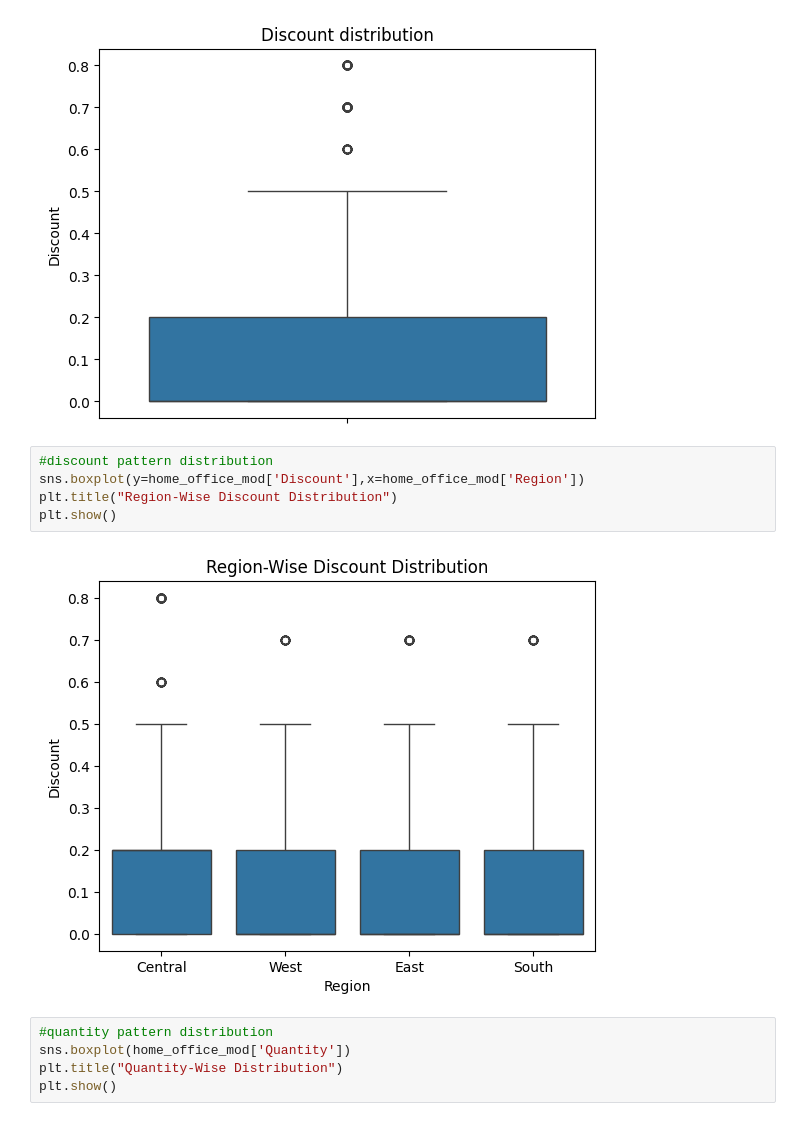
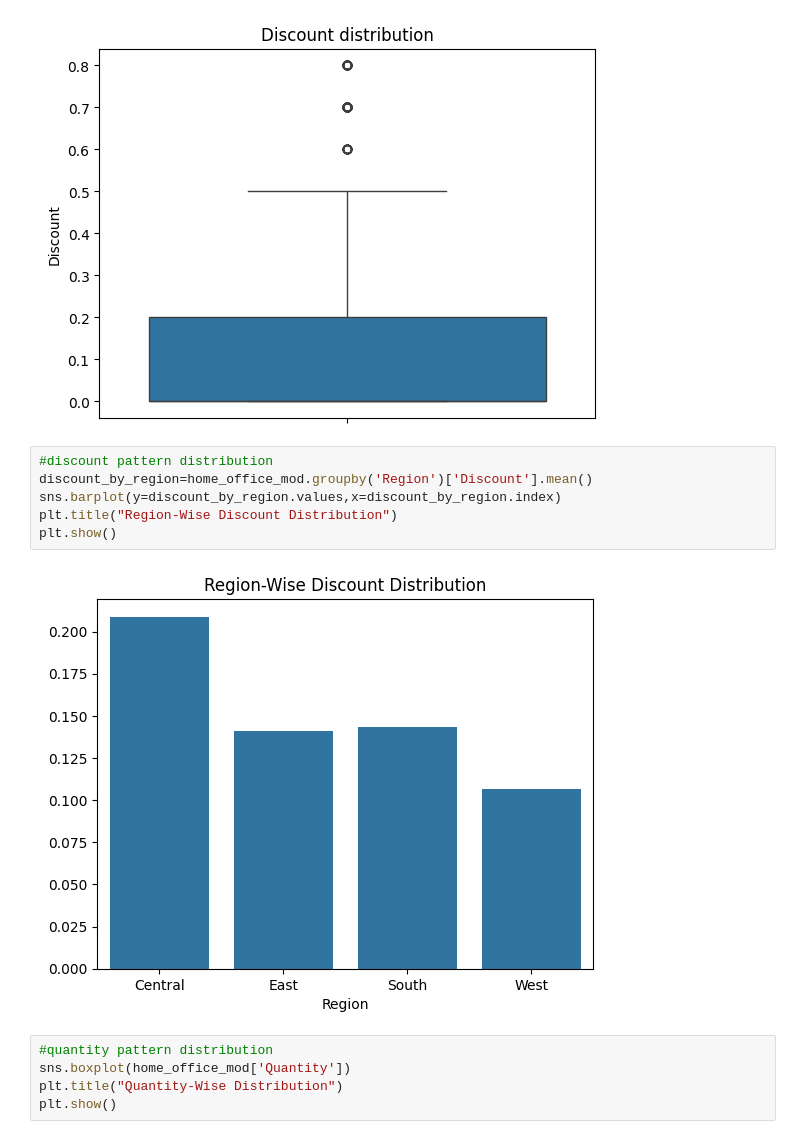
Before and after one commit to ankitg-02/sales_analysis, a Jupyter notebook: Home_Office.ipynb, the cells around one changed output. Cells and saved outputs as stored; diff of their text form.

```diff
--- a/Home_Office.ipynb
+++ b/Home_Office.ipynb
@@ -181,11 +183,12 @@ plt.show()
 [figure]
 # %%
 #discount pattern distribution
-sns.boxplot(y=home_office_mod['Discount'],x=home_office_mod['Region'])
+discount_by_region=home_office_mod.groupby('Region')['Discount'].mean()
+sns.barplot(y=discount_by_region.values,x=discount_by_region.index)
 plt.title("Region-Wise Discount Distribution")
 plt.show()
 # %% [output]
-[figure, old version]
+[figure, new version]
 # %%
 #quantity pattern distribution
 sns.boxplot(home_office_mod['Quantity'])
```
Also changed, not shown: parts of 4 cells of this notebook.
